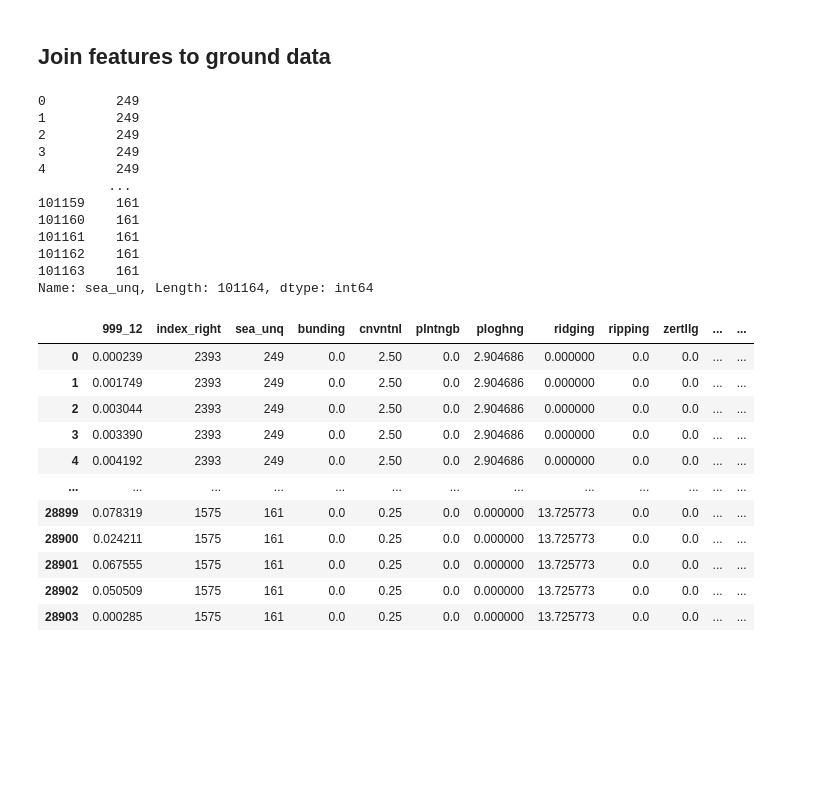
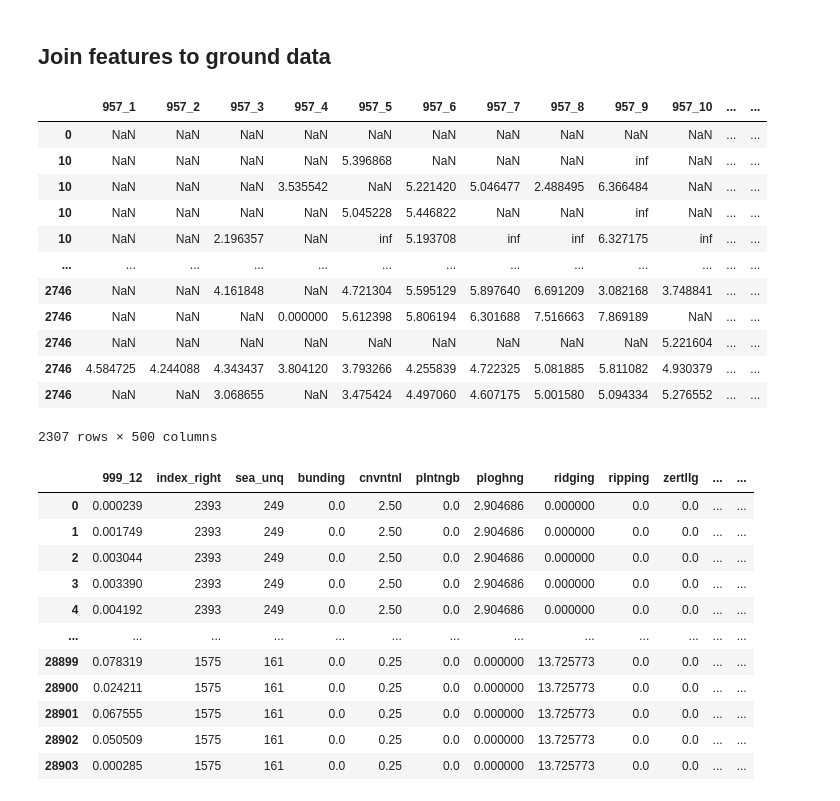
Before and after one commit to mosaiks-capstone/Modeling, a Jupyter notebook: andrew_modeling.ipynb, the cells around one changed output. Cells and saved outputs as stored; diff of their text form; code cells hidden in the pictures; blank space fills up the shorter version.

```diff
--- a/andrew_modeling.ipynb
+++ b/andrew_modeling.ipynb
@@ -186,22 +182,23 @@ features.iloc[:, 12000:]
 ## Join features to ground data
 # %%
 # Now lets combine the sea data
-spatial_join = gpd.sjoin(features_gdf, sea_unq_join, how='left', predicate = 'within')
+spatial_join = gpd.sjoin(features_gdf, sea_unq_join, how='right', predicate = 'within')
 # %%
-spatial_join.iloc[:, 12005]
+spatial_join.iloc[:, 11500:12000]
 # %% [output]
+|  | 957_1 | 957_2 | 957_3 | 957_4 | 957_5 | 957_6 | 957_7 | 957_8 | 957_9 | 957_10 | ... | ... |
+| 0 | NaN | NaN | NaN | NaN | NaN | NaN | NaN | NaN | NaN | NaN | ... | ... |
+| 10 | NaN | NaN | NaN | NaN | 5.396868 | NaN | NaN | NaN | inf | NaN | ... | ... |
+| 10 | NaN | NaN | NaN | 3.535542 | NaN | 5.221420 | 5.046477 | 2.488495 | 6.366484 | NaN | ... | ... |
+| 10 | NaN | NaN | NaN | NaN | 5.045228 | 5.446822 | NaN | NaN | inf | NaN | ... | ... |
+| 10 | NaN | NaN | 2.196357 | NaN | inf | 5.193708 | inf | inf | 6.327175 | inf | ... | ... |
+| ... | ... | ... | ... | ... | ... | ... | ... | ... | ... | ... | ... | ... |
+| 2746 | NaN | NaN | 4.161848 | NaN | 4.721304 | 5.595129 | 5.897640 | 6.691209 | 3.082168 | 3.748841 | ... | ... |
+| 2746 | NaN | NaN | NaN | 0.000000 | 5.612398 | 5.806194 | 6.301688 | 7.516663 | 7.869189 | NaN | ... | ... |
+| 2746 | NaN | NaN | NaN | NaN | NaN | NaN | NaN | NaN | NaN | 5.221604 | ... | ... |
+| 2746 | 4.584725 | 4.244088 | 4.343437 | 3.804120 | 3.793266 | 4.255839 | 4.722325 | 5.081885 | 5.811082 | 4.930379 | ... | ... |
+| 2746 | NaN | NaN | 3.068655 | NaN | 3.475424 | 4.497060 | 4.607175 | 5.001580 | 5.094334 | 5.276552 | ... | ... |
-0         249
-1         249
-2         249
-3         249
-4         249
-         ...
-101159    161
-101160    161
-101161    161
-101162    161
-101163    161
-Name: sea_unq, Length: 101164, dtype: int64
+2307 rows × 500 columns
 # %%
 features_join = spatial_join.merge(country_sea, on=['year', 'sea_unq'], how='inner')
 # %%
```
Also changed, not shown: parts of 6 cells of this notebook, 1 other file.
